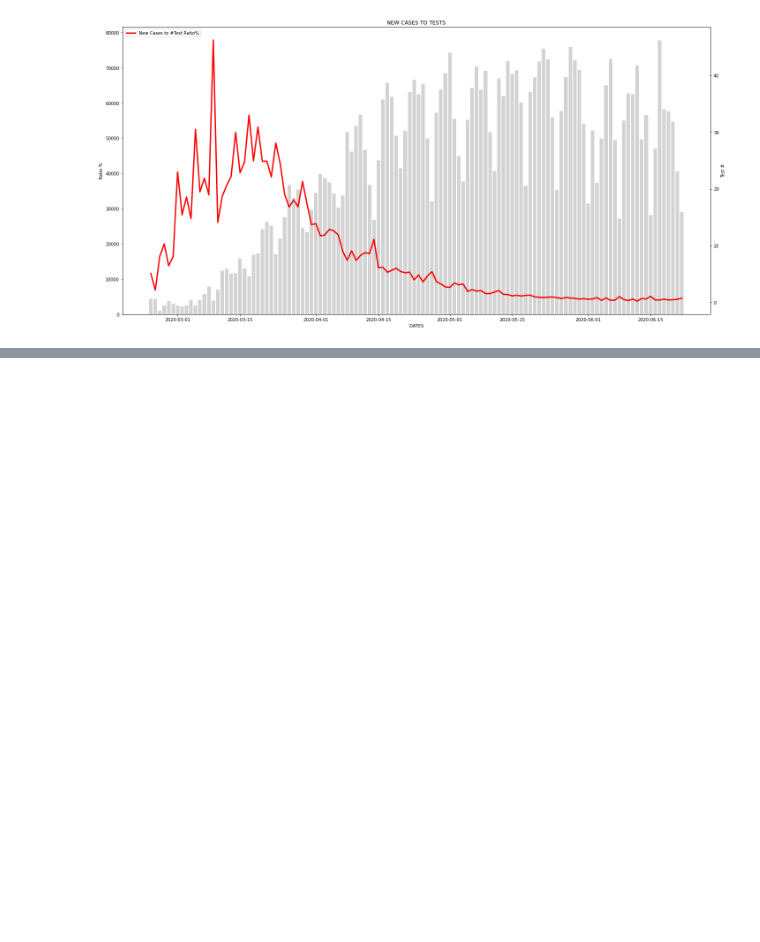
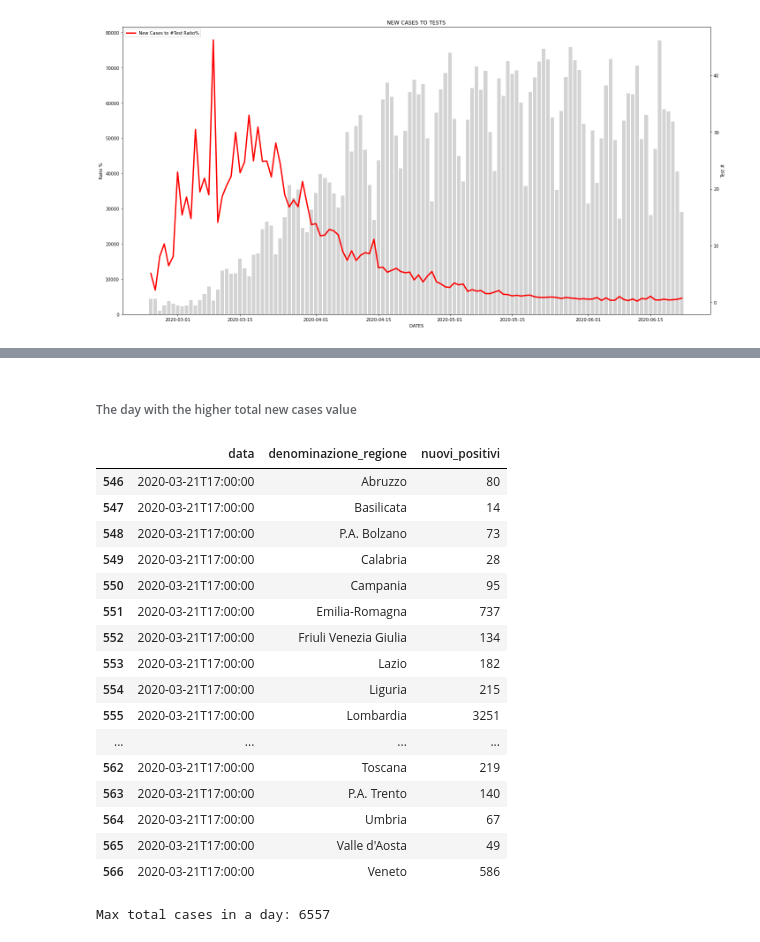
Before and after one commit to pisalore/AAGM_exam, a Jupyter notebook: pandas_exam.ipynb, the cells around one changed output, grey strips where cells are left out. Saved outputs shown, nothing was run; the diff lists cells and outputs as text; code cells hidden in the pictures; blank space fills up the shorter version.

```diff
--- a/pandas_exam.ipynb
+++ b/pandas_exam.ipynb
@@ -79,22 +80,27 @@ are shown, with a more detailed inspection regarding total and new cases
 variations. This section's goal is to make available a very first data view
 about the COVID-19 Italian national trend.
 # %%
-dates, total_cases, recovered, deaths, active_cases, new_cases, percentage_variation, cases_variation = [], [], [], [], [], [], [], []
+dates, complete_dates,total_cases, recovered, deaths, daily_deaths, active_cases, new_cases, percentage_variation, cases_variation = [], [], [], [], [], [], [], [], [], []
 
+previous_deaths = 0
 for date_group in dF_regions.groupby(['data']):
-    t, r, d, nc, vc = date_group[1]['totale_casi'].sum(),\
+    t, r, d, nc, vc, dd = date_group[1]['totale_casi'].sum(),\
               date_group[1]['dimessi_guariti'].sum(), \
               date_group[1]['deceduti'].sum(),\
               date_group[1]['nuovi_positivi'].sum(),\
-              date_group[1]['variazione_totale_positivi'].sum()
+              date_group[1]['variazione_totale_positivi'].sum(),\
+              date_group[1]['deceduti'].sum() - previous_deaths
 
     total_cases.append(t)
     recovered.append(r)
     deaths.append(d)
+    daily_deaths.append(dd)
+    previous_deaths = d
     active_cases.append(t  - r - d)
     new_cases.append(nc)
     percentage_variation.append(nc / t * 100)
     cases_variation.append(vc)
+    complete_dates.append(date_group[0])
     dates.append(date_group[0].split('T')[0])
 
 x_dates = [dt.datetime.strptime(d,'%Y-%m-%d').date() for d in dates]
@@ -188,0 +319,27 @@ plt.show()
+# %% [markdown]
+###### The day with the higher total new cases value
+# %%
+higher_new_cases_day = dF_regions.loc[dF_regions['data']
+                          == complete_dates[new_cases.index(max(new_cases))],
+               ['data', 'denominazione_regione','nuovi_positivi']]
+display(higher_new_cases_day)
+print('Max total cases in a day:', higher_new_cases_day['nuovi_positivi'].sum())
+# %% [output]
+|  | data | denominazione_regione | nuovi_positivi |
+| 546 | 2020-03-21T17:00:00 | Abruzzo | 80 |
+| 547 | 2020-03-21T17:00:00 | Basilicata | 14 |
+| 548 | 2020-03-21T17:00:00 | P.A. Bolzano | 73 |
+| 549 | 2020-03-21T17:00:00 | Calabria | 28 |
+| 550 | 2020-03-21T17:00:00 | Campania | 95 |
+| 551 | 2020-03-21T17:00:00 | Emilia-Romagna | 737 |
+| 552 | 2020-03-21T17:00:00 | Friuli Venezia Giulia | 134 |
+| 553 | 2020-03-21T17:00:00 | Lazio | 182 |
+| 554 | 2020-03-21T17:00:00 | Liguria | 215 |
+| 555 | 2020-03-21T17:00:00 | Lombardia | 3251 |
+| ... | ... | ... | ... |
+| 562 | 2020-03-21T17:00:00 | Toscana | 219 |
+| 563 | 2020-03-21T17:00:00 | P.A. Trento | 140 |
+| 564 | 2020-03-21T17:00:00 | Umbria | 67 |
+| 565 | 2020-03-21T17:00:00 | Valle d'Aosta | 49 |
+| 566 | 2020-03-21T17:00:00 | Veneto | 586 |
+Max total cases in a day: 6557
```
Also changed, not shown: parts of 22 cells of this notebook.
